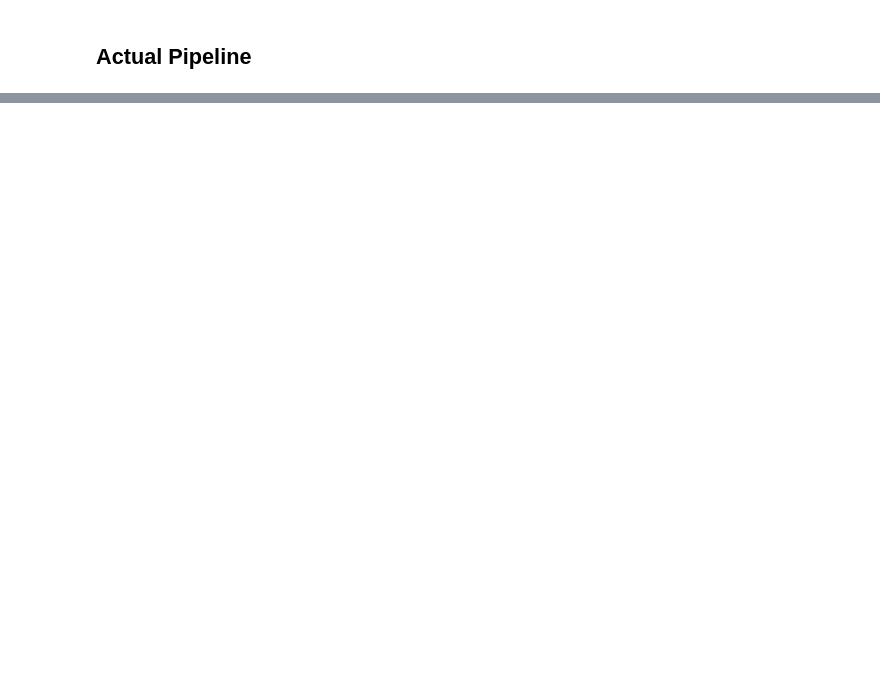
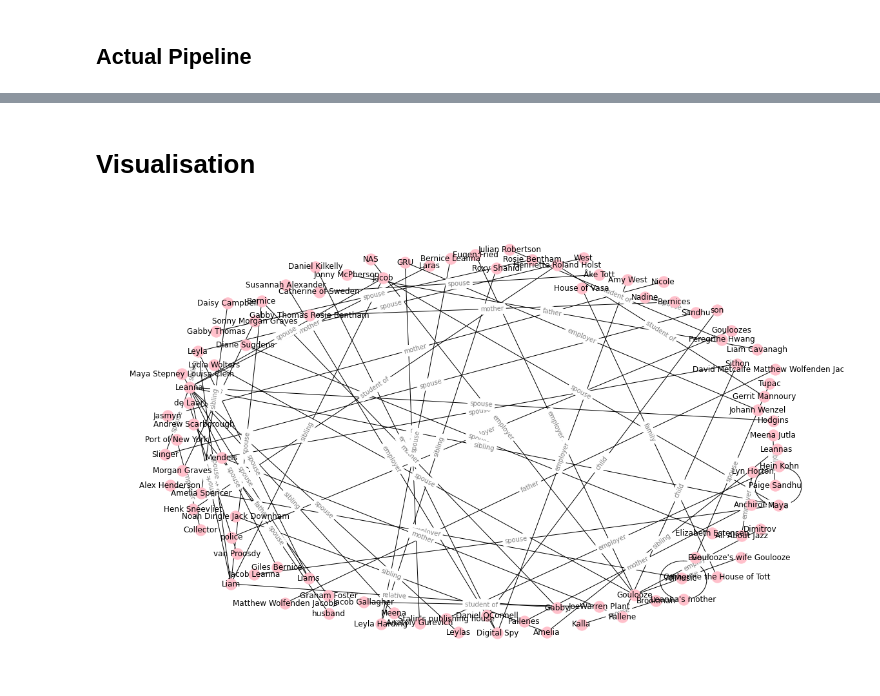
Before and after one commit to Theonimfi/Text-mining, a Jupyter notebook: coreference_preprocessing.ipynb, the cells around one changed output, grey strips where cells are left out. Cells and saved outputs as stored; diff of their text form; code cells hidden in the pictures; blank space fills up the shorter version.

Commit message:
A proper visualisation introduced as well as a bug fix

```diff
--- a/coreference_preprocessing.ipynb
+++ b/coreference_preprocessing.ipynb
@@ -252,7 +252,7 @@ def resolve_corefs(doc):
 # %%
 
 # Using readlines()
-file1 = open('/content/drive/MyDrive/Data Science and AI/Text mining_Shared/enwiki20220701-stripped/AB/wiki_63', 'r')
+file1 = open('/content/drive/MyDrive/Text mining_Shared/enwiki20220701-stripped/AB/wiki_63', 'r')
 Lines = file1.readlines()
 
 content = []
@@ -402,6 +348,8 @@ def remove_punctuation(text):
     return punctuationfree
 # %%
 %%time
+PROCESS_FIRST_N_ARTICLES = 100
+
 # Keep only rows with non empty text
 df = df[df.text != '']
 df['text_preprocessed'] = df['text']
@@ -409,7 +357,7 @@ relationships = ['spouse','sibling','father','child','employer','family','mother
 
 # Reindexing
 df.index = range(len(df))
-test= df[:100] # only use first 100 for test change this later to process everything
+test= df[:PROCESS_FIRST_N_ARTICLES] # only use first 100 for test change this later to process everything
 test["relations"] = ''
 df['text_preprocessed']= df['text_preprocessed'].apply(lambda x: remove_punctuation(x))
 for idx,row in test.iterrows():
@@ -420,6 +368,6 @@ for idx,row in test.iterrows():
     resolved = resolve_corefs(processed_doc)
     doc = nlp(resolved)
     doc_list = nlp.pipe([doc])
-    test.loc[idx]["relations"] = [rel_dict for _,rel_dict in doc._.rel.items() if rel_dict in relationships]
+    test.loc[idx]["relations"] = [rel_dict for _,rel_dict in doc._.rel.items() if rel_dict["relation"] in relationships]
 
   print(f"{idx} took {time.time()-start} seconds..")
@@ -481,0 +377,2 @@ test
+# %% [markdown]
+# Visualisation
@@ -481,0 +412,33 @@ test
+# %%
+test_vis = test[50:100]
+# %%
+import matplotlib.pyplot as plt
+import networkx as nx
+
+edges = [(rel_dict['head_span'], rel_dict['tail_span']) for relations in test_vis["relations"] for rel_dict in relations if relations != ""]
+G = nx.Graph()
+G.add_edges_from(edges)
+pos = nx.spring_layout(G, k=5, scale=1.0)
+plt.figure(figsize=(16, 10))
+nx.draw(
+    G,
+    pos,
+    edge_color='black',
+    width=1,
+    linewidths=1,
+    node_color='pink',
+    labels={node: node for node in G.nodes()}
+)
+nx.draw_networkx_edge_labels(
+    G,
+    pos,
+    edge_labels={
+        (rel_dict['head_span'], rel_dict['tail_span']): rel_dict['relation']
+        for relations in test_vis["relations"] for rel_dict in relations if relations != ""
+    },
+    font_color='grey'
+)
+plt.axis('off')
+plt.show()
+# %% [output]
+[figure, added]
```
Also changed, not shown: parts of 12 cells of this notebook, 2 other files.
